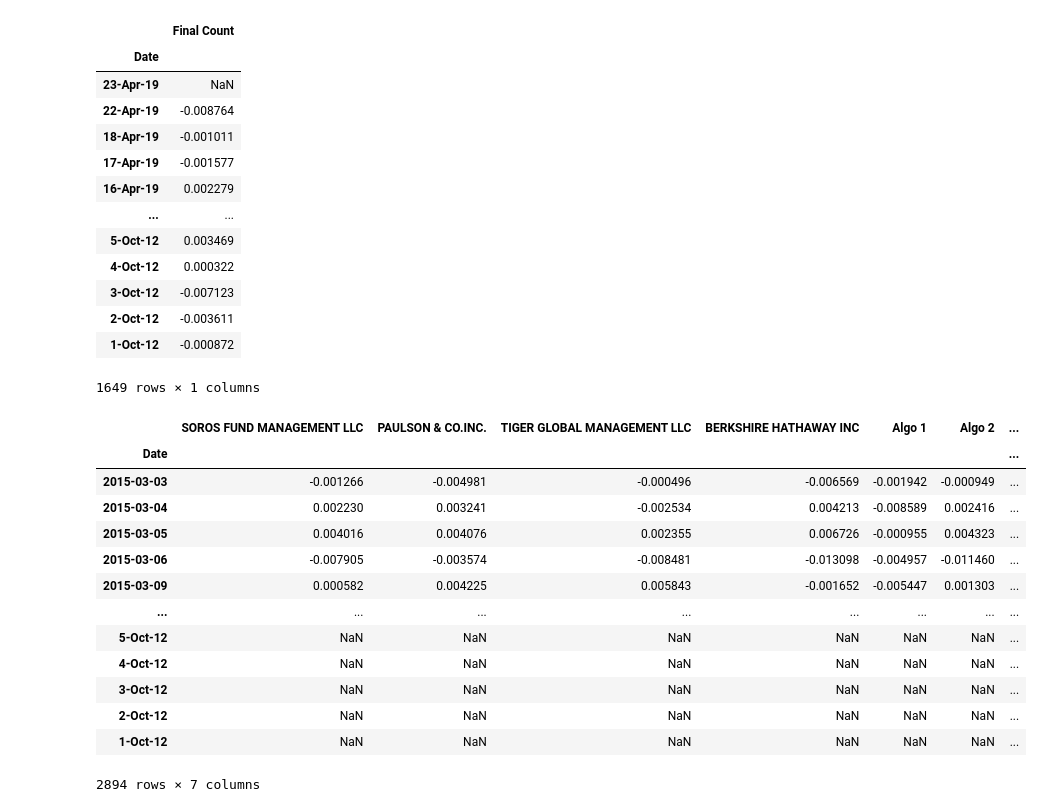
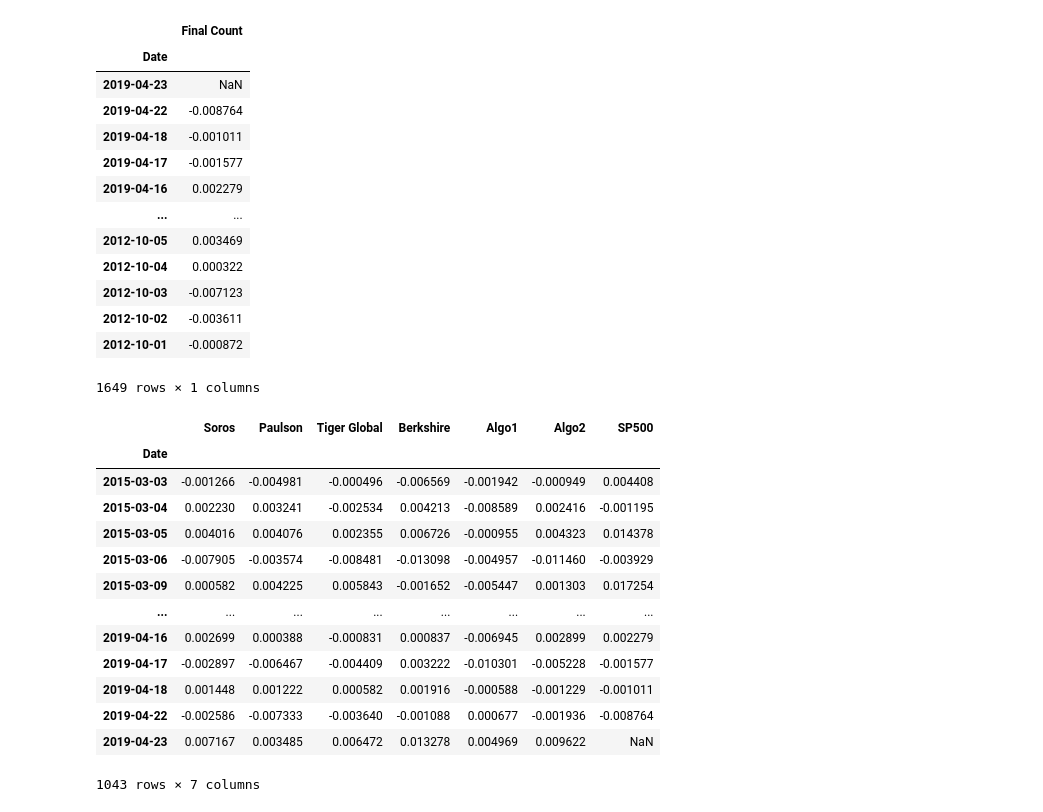
Before and after one commit to huntstunts/Module4, a Jupyter notebook: FirstDraft.ipynb, the cells around one changed output. Drawn from its saved outputs; the diff is of its cells as text; code cells hidden in the pictures.

```diff
--- a/FirstDraft.ipynb
+++ b/FirstDraft.ipynb
@@ -17,8 +22,11 @@ whale_df.dropna(inplace=True)
+# %%
+whale_df=whale_df.sort_index()
+#count nulls
+whale_df.isnull().sum()
+#drop nulls
+whale_df.dropna(inplace=True)
 # %%
 #reading algorithmic returns
 algo_data=Path('algo_returns.csv')
-algo_df=pd.read_csv(algo_data,index_col='Date')
-#count nulls
-algo_df.isnull().sum()
-#drop nulls
-algo_df.dropna(inplace=True)
+algo_df=pd.read_csv(algo_data,index_col='Date',parse_dates=True,infer_datetime_format=True)
+algo_df.head()
@@ -25,10 +41,16 @@ algo_df.dropna(inplace=True)
+# %%
+algo_df=algo_df.sort_index()
+#count nulls
+algo_df.isnull().sum()
+#drop nulls
+algo_df.dropna(inplace=True)
 # %%
 #reading S&P 500 closing prices
 sp500=Path('sp500_history.csv')
-sp500_df=pd.read_csv(sp500, index_col="Date")
+sp500_df=pd.read_csv(sp500, index_col='Date',parse_dates=True,infer_datetime_format=True)
 #check data types
 sp500_df.dtypes
-sp500_df
+sp500_df.head()
 # %% [output]
 |  | Close |
 | Date |  |
@@ -112,38 +107,41 @@ sp500_daily_returns
 # %% [output]
 |  | Final Count |
 | Date |  |
-| 23-Apr-19 | NaN |
-| 22-Apr-19 | -0.008764 |
-| 18-Apr-19 | -0.001011 |
-| 17-Apr-19 | -0.001577 |
-| 16-Apr-19 | 0.002279 |
+| 2019-04-23 | NaN |
+| 2019-04-22 | -0.008764 |
+| 2019-04-18 | -0.001011 |
+| 2019-04-17 | -0.001577 |
+| 2019-04-16 | 0.002279 |
 | ... | ... |
-| 5-Oct-12 | 0.003469 |
-| 4-Oct-12 | 0.000322 |
-| 3-Oct-12 | -0.007123 |
-| 2-Oct-12 | -0.003611 |
-| 1-Oct-12 | -0.000872 |
+| 2012-10-05 | 0.003469 |
+| 2012-10-04 | 0.000322 |
+| 2012-10-03 | -0.007123 |
+| 2012-10-02 | -0.003611 |
+| 2012-10-01 | -0.000872 |
 1649 rows × 1 columns
 # %%
  # Join Whale Returns, Algorithmic Returns, and
 #the S&P 500 Returns into a single DataFrame with
 #columns for each portfolio's returns.
-combined_df=pd.concat([whale_df,algo_df,sp500_daily_returns],axis='columns',join='outer')
+
+combined_df=pd.concat([whale_df,algo_df,sp500_daily_returns],axis='columns',join='inner')
+combined_df.columns=['Soros','Paulson','Tiger Global','Berkshire','Algo1','Algo2','SP500']
+combined_df.dropna()
 combined_df
 # %% [output]
-|  | SOROS FUND MANAGEMENT LLC | PAULSON & CO.INC. | TIGER GLOBAL MANAGEMENT LLC | BERKSHIRE HATHAWAY INC | Algo 1 | Algo 2 | ... |
-| Date |  |  |  |  |  |  | ... |
-| 2015-03-03 | -0.001266 | -0.004981 | -0.000496 | -0.006569 | -0.001942 | -0.000949 | ... |
-| 2015-03-04 | 0.002230 | 0.003241 | -0.002534 | 0.004213 | -0.008589 | 0.002416 | ... |
-| 2015-03-05 | 0.004016 | 0.004076 | 0.002355 | 0.006726 | -0.000955 | 0.004323 | ... |
-| 2015-03-06 | -0.007905 | -0.003574 | -0.008481 | -0.013098 | -0.004957 | -0.011460 | ... |
-| 2015-03-09 | 0.000582 | 0.004225 | 0.005843 | -0.001652 | -0.005447 | 0.001303 | ... |
+|  | Soros | Paulson | Tiger Global | Berkshire | Algo1 | Algo2 | SP500 |
+| Date |  |  |  |  |  |  |  |
+| 2015-03-03 | -0.001266 | -0.004981 | -0.000496 | -0.006569 | -0.001942 | -0.000949 | 0.004408 |
+| 2015-03-04 | 0.002230 | 0.003241 | -0.002534 | 0.004213 | -0.008589 | 0.002416 | -0.001195 |
+| 2015-03-05 | 0.004016 | 0.004076 | 0.002355 | 0.006726 | -0.000955 | 0.004323 | 0.014378 |
+| 2015-03-06 | -0.007905 | -0.003574 | -0.008481 | -0.013098 | -0.004957 | -0.011460 | -0.003929 |
+| 2015-03-09 | 0.000582 | 0.004225 | 0.005843 | -0.001652 | -0.005447 | 0.001303 | 0.017254 |
 | ... | ... | ... | ... | ... | ... | ... | ... |
-| 5-Oct-12 | NaN | NaN | NaN | NaN | NaN | NaN | ... |
-| 4-Oct-12 | NaN | NaN | NaN | NaN | NaN | NaN | ... |
-| 3-Oct-12 | NaN | NaN | NaN | NaN | NaN | NaN | ... |
-| 2-Oct-12 | NaN | NaN | NaN | NaN | NaN | NaN | ... |
-| 1-Oct-12 | NaN | NaN | NaN | NaN | NaN | NaN | ... |
+| 2019-04-16 | 0.002699 | 0.000388 | -0.000831 | 0.000837 | -0.006945 | 0.002899 | 0.002279 |
+| 2019-04-17 | -0.002897 | -0.006467 | -0.004409 | 0.003222 | -0.010301 | -0.005228 | -0.001577 |
+| 2019-04-18 | 0.001448 | 0.001222 | 0.000582 | 0.001916 | -0.000588 | -0.001229 | -0.001011 |
+| 2019-04-22 | -0.002586 | -0.007333 | -0.003640 | -0.001088 | 0.000677 | -0.001936 | -0.008764 |
+| 2019-04-23 | 0.007167 | 0.003485 | 0.006472 | 0.013278 | 0.004969 | 0.009622 | NaN |
-2894 rows × 7 columns
+1043 rows × 7 columns
 # %%
  # Plot daily returns of all portfolios
```
Also changed, not shown: parts of 35 cells of this notebook, 1 other file.
